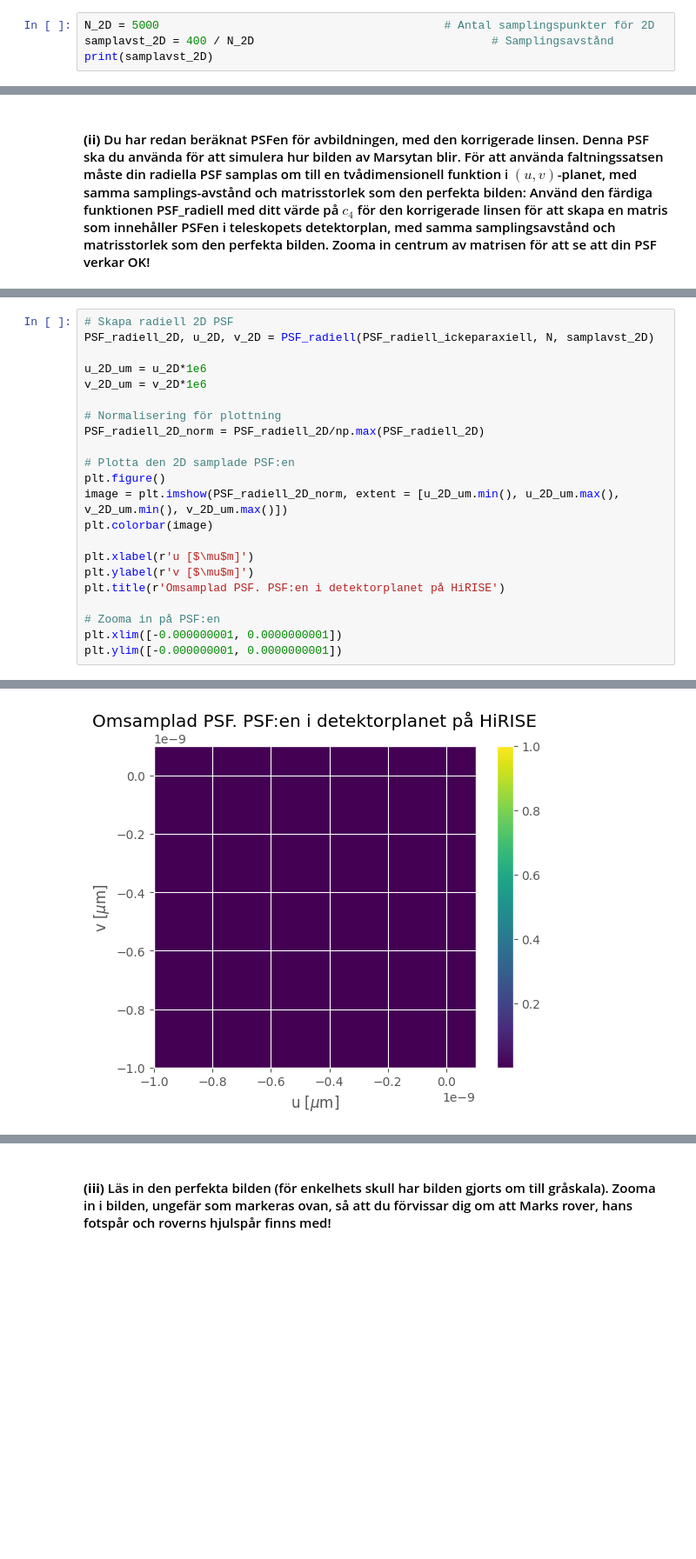
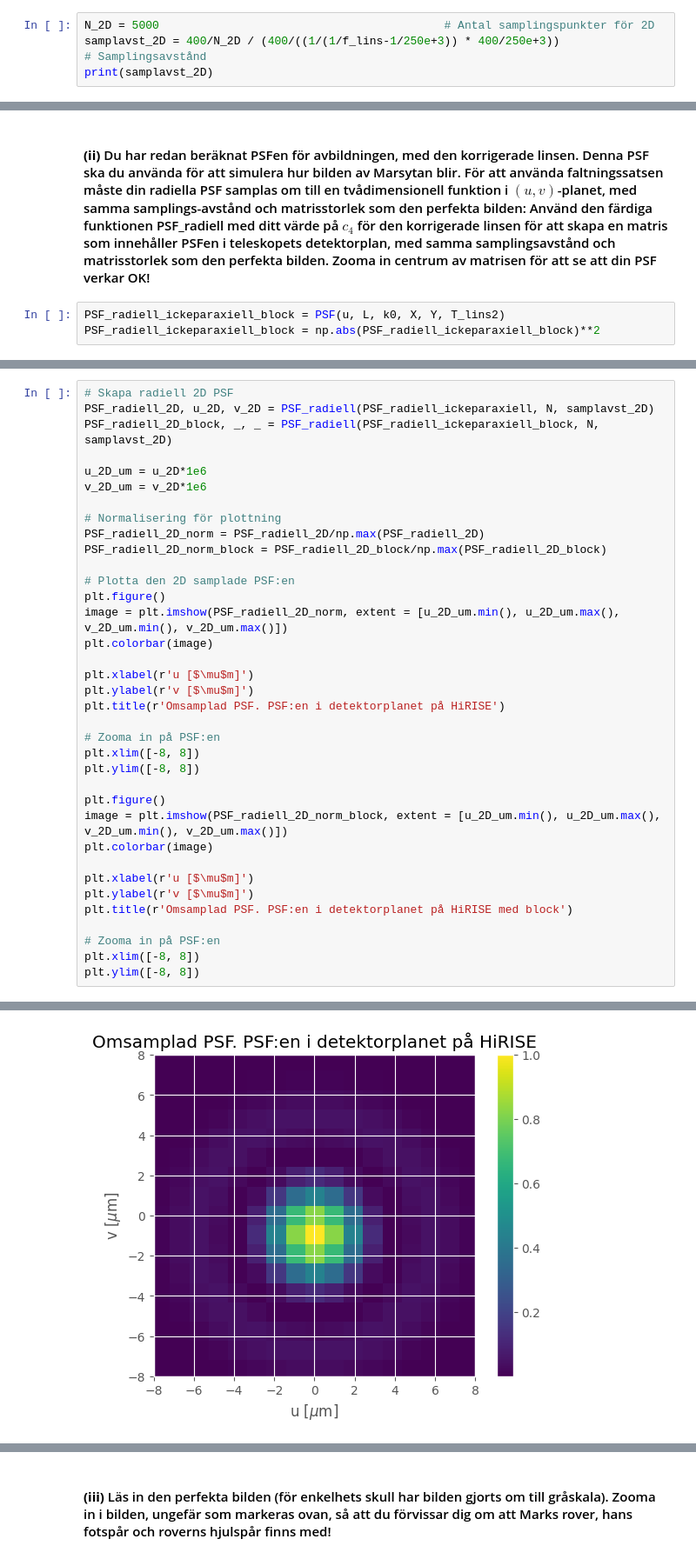
Before and after one commit to WildKnife7/HUPP, a Jupyter notebook: HUPP3b/HUPP3b.ipynb, the cells around one changed output, grey strips where cells are left out. Shown at 87% size. Saved outputs shown, nothing was run; the diff lists cells and outputs as text; blank space fills up the shorter version.

```diff
--- a/HUPP3b/HUPP3b.ipynb
+++ b/HUPP3b/HUPP3b.ipynb
@@ -459,6 +459,6 @@ Det blir inget mörkt hål men på grund av att en del ljus förloras kommer sk
 #### **(i)** Bilden av Marsytan, över området där Mark råkar befinna sig. Den täcker ett område av 400×400 meter och har 5000×5000 pixlar. Denna bild kommer att användas som den ”perfekta bilden” på teleskopets detektor. **Vad blir samplingsavståndet hos den perfekta bilden i teleskopets detektorplan?**
 # %%
 N_2D = 5000                                          # Antal samplingspunkter för 2D
-samplavst_2D = 400 / N_2D                                   # Samplingsavstånd
+samplavst_2D = 400/N_2D / (400/((1/(1/f_lins-1/250e+3)) * 400/250e+3))                            # Samplingsavstånd
 print(samplavst_2D)
 # %% [output]
@@ -466,2 +466,5 @@ print(samplavst_2D)
 # %% [markdown]
 #### **(ii)** Du har redan beräknat PSFen för avbildningen, med den korrigerade linsen. Denna PSF ska du använda för att simulera hur bilden av Marsytan blir. För att använda faltningssatsen måste din radiella PSF samplas om till en tvådimensionell funktion i $(𝑢,𝑣)$-planet, med samma samplings-avstånd och matrisstorlek som den perfekta bilden: Använd den färdiga funktionen PSF_radiell med ditt värde på $𝑐_4$ för den korrigerade linsen för att skapa en matris som innehåller PSFen i teleskopets detektorplan, med samma samplingsavstånd och matrisstorlek som den perfekta bilden. Zooma in centrum av matrisen för att se att din PSF verkar OK!
+# %%
+PSF_radiell_ickeparaxiell_block = PSF(u, L, k0, X, Y, T_lins2)
+PSF_radiell_ickeparaxiell_block = np.abs(PSF_radiell_ickeparaxiell_block)**2
@@ -468,12 +485,14 @@ print(samplavst_2D)
 # %%
 # Skapa radiell 2D PSF
 PSF_radiell_2D, u_2D, v_2D = PSF_radiell(PSF_radiell_ickeparaxiell, N, samplavst_2D)
+PSF_radiell_2D_block, _, _ = PSF_radiell(PSF_radiell_ickeparaxiell_block, N, samplavst_2D)
 
 u_2D_um = u_2D*1e6
 v_2D_um = v_2D*1e6
 
 # Normalisering för plottning
 PSF_radiell_2D_norm = PSF_radiell_2D/np.max(PSF_radiell_2D)
+PSF_radiell_2D_norm_block = PSF_radiell_2D_block/np.max(PSF_radiell_2D_block)
 
 # Plotta den 2D samplade PSF:en
 plt.figure()
@@ -485,6 +504,18 @@ plt.ylabel(r'v [$\mu$m]')
 plt.title(r'Omsamplad PSF. PSF:en i detektorplanet på HiRISE')
 
 # Zooma in på PSF:en
-plt.xlim([-0.000000001, 0.0000000001])
-plt.ylim([-0.000000001, 0.0000000001])
+plt.xlim([-8, 8])
+plt.ylim([-8, 8])
+
+plt.figure()
+image = plt.imshow(PSF_radiell_2D_norm_block, extent = [u_2D_um.min(), u_2D_um.max(), v_2D_um.min(), v_2D_um.max()])
+plt.colorbar(image)
+
+plt.xlabel(r'u [$\mu$m]')
+plt.ylabel(r'v [$\mu$m]')
+plt.title(r'Omsamplad PSF. PSF:en i detektorplanet på HiRISE med block')
+
+# Zooma in på PSF:en
+plt.xlim([-8, 8])
+plt.ylim([-8, 8])
 # %% [output]
@@ -492 +523 @@ plt.ylim([-0.000000001, 0.0000000001])
-[figure, old version]
+[figure, new version]
```
Also changed, not shown: parts of 6 cells of this notebook, 8 other files.
